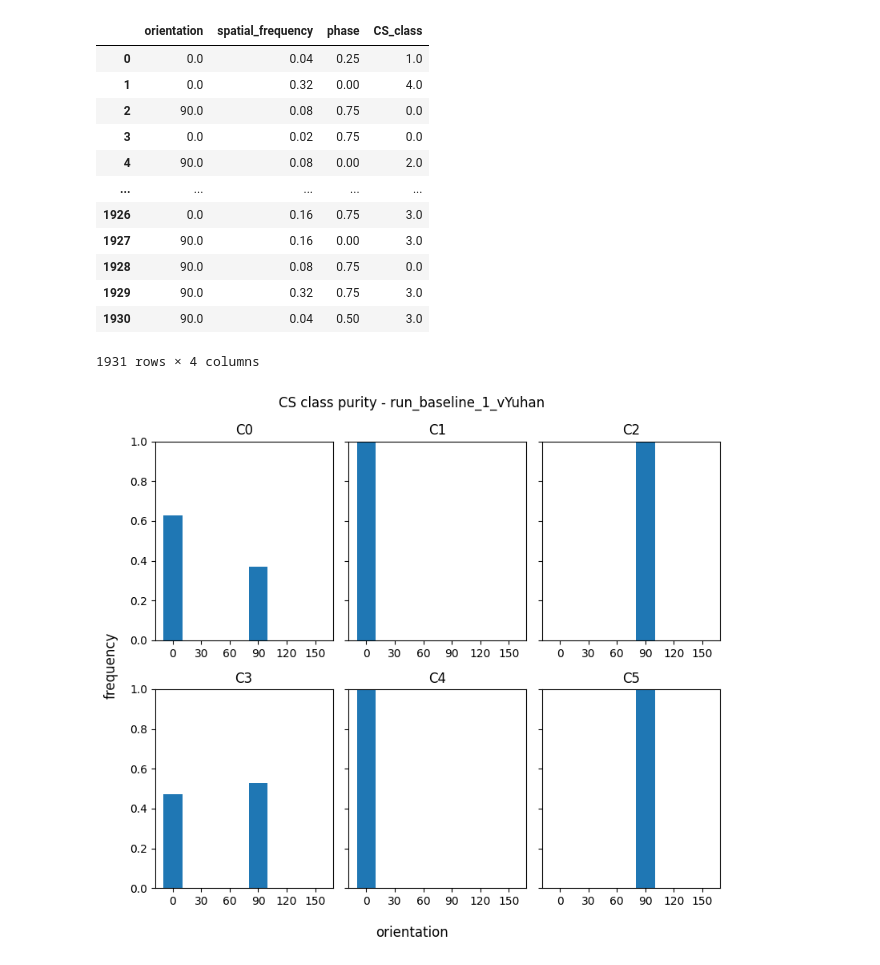
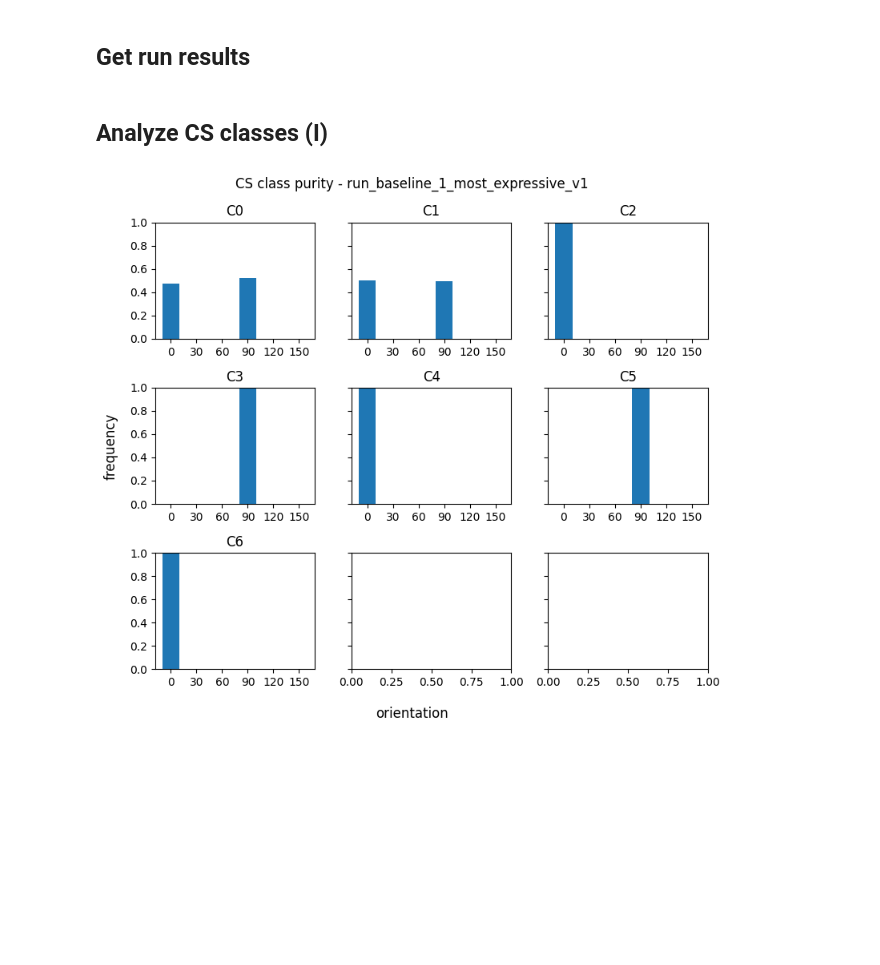
Before and after one commit to PhilSchoeb/ift-6168-project, a Jupyter notebook: analysis.ipynb, the cells around one changed output. Cells and saved outputs as stored; diff of their text form; code cells hidden in the pictures; blank space fills up the shorter version.

```diff
--- a/analysis.ipynb
+++ b/analysis.ipynb
@@ -5,2 +8,2 @@ import matplotlib.pyplot as plt
 # %%
-run_name = "run_baseline_1_vYuhan"
+run_name = "run_baseline_1_most_expressive_v1"
@@ -13,18 +10,2 @@ i.shape, i_clust.shape
-# %%
-df = pd.DataFrame(np.column_stack((i,i_clust)),columns=["orientation","spatial_frequency","phase","CS_class"])
-num_clusters = int(df.CS_class.max()+1)
-df
-# %% [output]
-|  | orientation | spatial_frequency | phase | CS_class |
-| 0 | 0.0 | 0.04 | 0.25 | 1.0 |
-| 1 | 0.0 | 0.32 | 0.00 | 4.0 |
-| 2 | 90.0 | 0.08 | 0.75 | 0.0 |
-| 3 | 0.0 | 0.02 | 0.75 | 0.0 |
-| 4 | 90.0 | 0.08 | 0.00 | 2.0 |
-| ... | ... | ... | ... | ... |
-| 1926 | 0.0 | 0.16 | 0.75 | 3.0 |
-| 1927 | 90.0 | 0.16 | 0.00 | 3.0 |
-| 1928 | 90.0 | 0.08 | 0.75 | 0.0 |
-| 1929 | 90.0 | 0.32 | 0.75 | 3.0 |
-| 1930 | 90.0 | 0.04 | 0.50 | 3.0 |
-1931 rows × 4 columns
+# %% [markdown]
+## Get run results
@@ -31,17 +25,29 @@ df
+# %%
+i = np.load("./complete_pipeline/out/"+run_name+"/original_i.npy")
+i_clust = np.load("./complete_pipeline/out/"+run_name+"/cs_clusters.npy")
+df_i = pd.DataFrame(np.column_stack((i,i_clust)),columns=["orientation","spatial_frequency","phase","CS_class"])
+num_i_clusters = int(df_i.CS_class.max()+1)
+j = np.load("./complete_pipeline/out/"+run_name+"/original_j.npy")
+j_clust = np.load("./complete_pipeline/out/"+run_name+"/eft_clusters.npy")
+num_j_clusters = j_clust.max()+1
+# j_norm = (j-j.mean(axis=2,keepdims=True))/(j.std(axis=2,keepdims=True)+1e-8)
+avg_rasters = get_average_raster(j,j_clust)
+# %% [markdown]
+## Analyze CS classes (I)
 # %%
 n_cols = 3
-n_rows = num_clusters//n_cols + 1 if num_clusters%n_cols!=0 else num_clusters//n_cols
+n_rows = num_i_clusters//n_cols + 1 if num_i_clusters%n_cols!=0 else num_i_clusters//n_cols
 fig, ax = plt.subplots(nrows=n_rows,ncols=n_cols,sharey=True,figsize=(8,7))
-for c in range(num_clusters):
-    clust_data = df[df.CS_class==c]
+for c in range(num_i_clusters):
+    clust_data = df_i[df_i.CS_class==c]
     ax[c//n_cols,c%n_cols].hist(clust_data.orientation,weights=[1/clust_data.shape[0]]*clust_data.shape[0],bins=[-10,10,20,40,50,70,80,100,110,130,140,160])
     ax[c//n_cols,c%n_cols].set_title(f"C{c}")
     ax[c//n_cols,c%n_cols].set_xticks([0,30,60,90,120,150])
 ax[0,0].set_ylim(0,1)
 fig.suptitle(f"CS class purity - {run_name}")
 fig.supxlabel("orientation")
 fig.supylabel("frequency")
 plt.tight_layout()
 plt.show()
 # %% [output]
-[figure, old version]
+[figure, new version]
```
Also changed, not shown: parts of 16 cells of this notebook.
